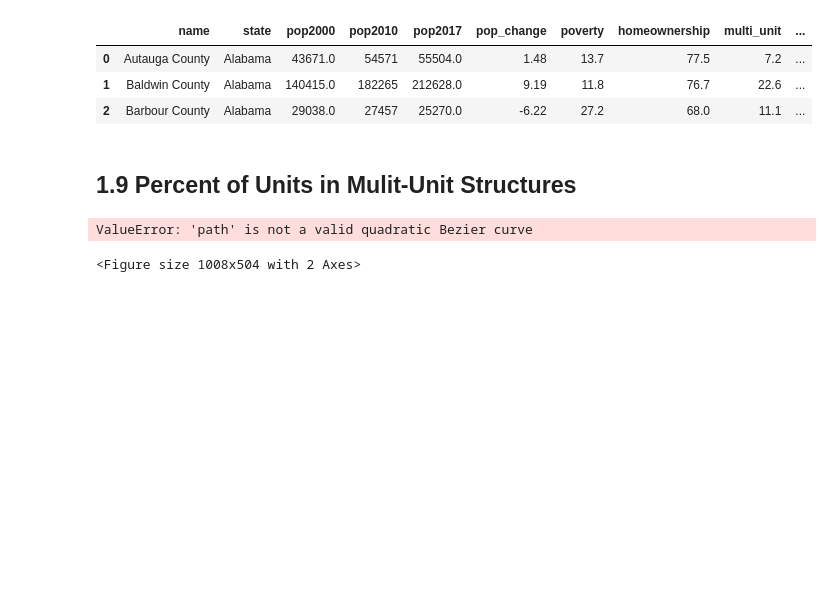
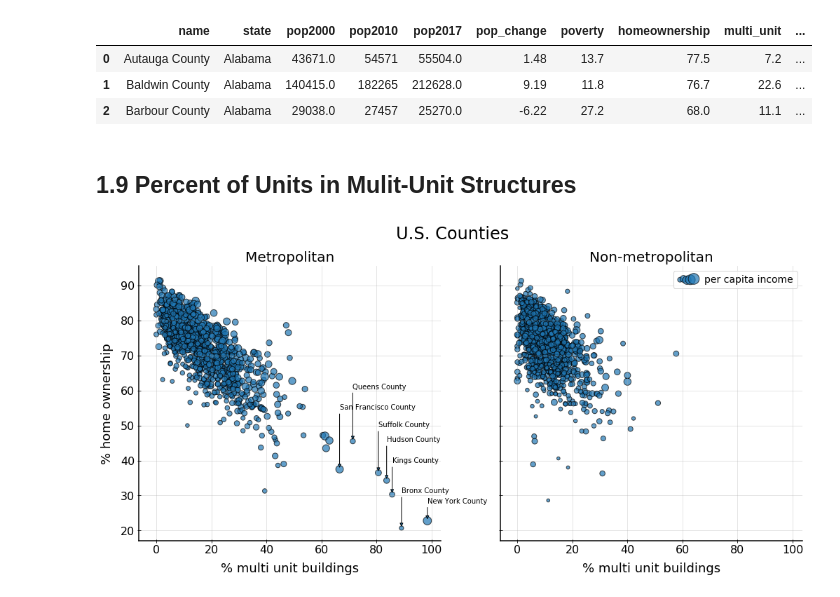
Before and after one commit to ukrainian-serge/open_intro_statistics, a Jupyter notebook: serge_notebooks/chap_1.ipynb, the cells around one changed output. Cells and saved outputs as stored; diff of their text form; code cells hidden in the pictures; blank space fills up the shorter version.

```diff
--- a/serge_notebooks/chap_1.ipynb
+++ b/serge_notebooks/chap_1.ipynb
@@ -113,33 +113,32 @@ fig.suptitle('U.S. Counties');
 
 
 zip_package = list(zip(
     (axes),                                 # subplot axes
     [one_five[(one_five.metro == 'yes')],     # dataframes
         one_five[(one_five.metro == 'no')]],
     ['Metropolitan','Non-metropolitan'],     # subplot titles
     ['% multi unit buildings']*2,           # xlabels
     ['% home ownership', None]            # ylabels
 ))
 
 # Plotting general
 for ax, df, title, x,y in zip_package:
     ax.scatter(data=df, y='homeownership', x='multi_unit', s=df['per_capita_income']/500, alpha=0.7, label='per capita income');
     ax.set(title=title, xlabel=x, ylabel=y);
 
 # Outliers annotation
 outliers = one_five[(one_five.multi_unit > one_five.multi_unit.quantile(0.995) ) &
                     (one_five.homeownership < one_five.homeownership.quantile(0.05))].nlargest(7, 'multi_unit')
 
 
 offset = [ 5,  10,  9, 11, 13, 15, 17]
 for i in range(outliers.shape[0]):
     county = outliers.name.tolist()[i]
     x, y = outliers.multi_unit.tolist()[i], outliers.homeownership.tolist()[i]
     axes[0].annotate(county,(x,y),xytext=(x, y+offset[i]),
-                     arrowprops = dict(arrowstyle = "simple",
+                     arrowprops = dict(arrowstyle = "-|>",
                                        connectionstyle = "angle,angleA=0,angleB=90,rad=10"))
 
 axes[1].legend();
 # %% [output]
-ValueError: 'path' is not a valid quadratic Bezier curve
-<Figure size 1008x504 with 2 Axes>
+[figure, added]
```
Also changed, not shown: parts of 3 cells of this notebook.
